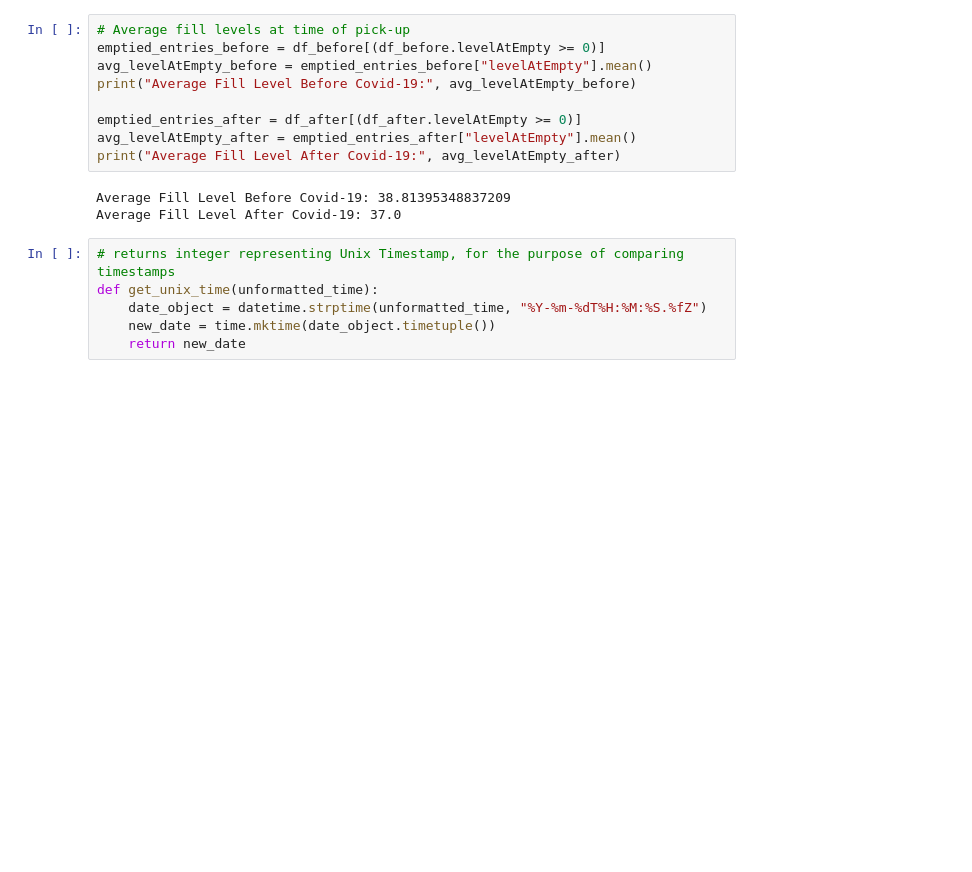
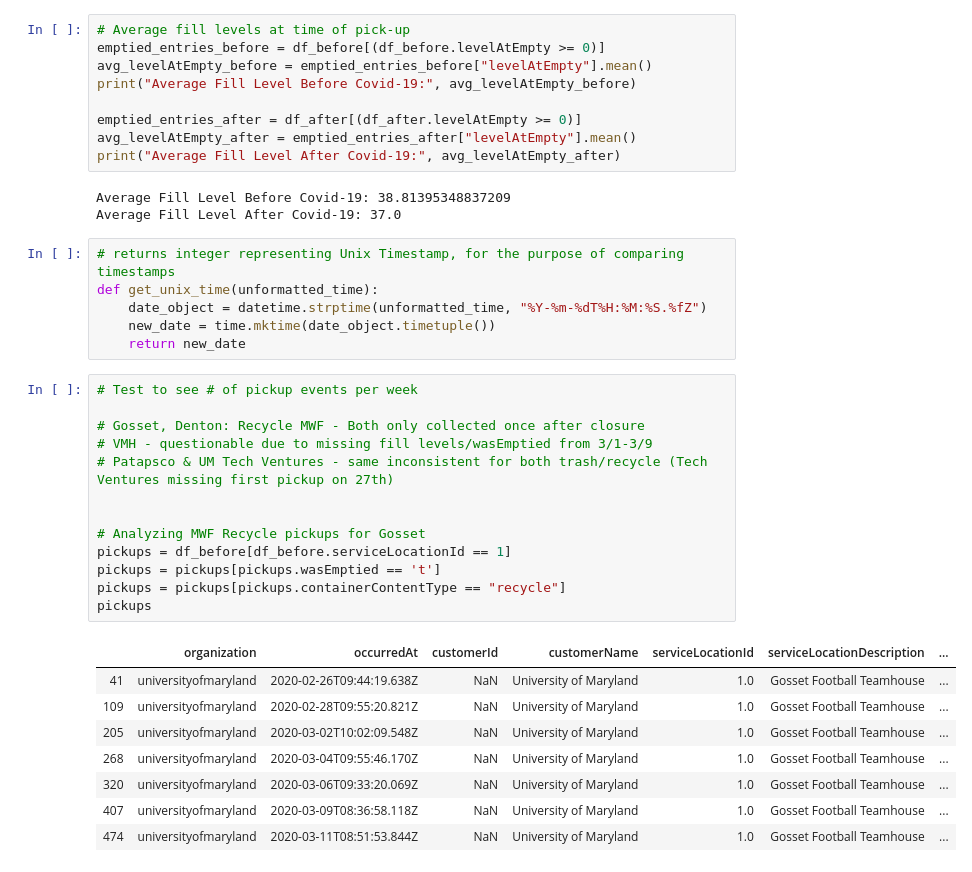
Before and after one commit to amodmathur/bmgt438a-project, a Jupyter notebook: analysis.ipynb, the cells around one changed output. Saved outputs shown, nothing was run; the diff lists cells and outputs as text; blank space fills up the shorter version.

```diff
--- a/analysis.ipynb
+++ b/analysis.ipynb
@@ -24,3 +25,25 @@ def get_unix_time(unformatted_time):
     date_object = datetime.strptime(unformatted_time, "%Y-%m-%dT%H:%M:%S.%fZ")
     new_date = time.mktime(date_object.timetuple())
     return new_date
+# %%
+# Test to see # of pickup events per week
+
+# Gosset, Denton: Recycle MWF - Both only collected once after closure
+# VMH - questionable due to missing fill levels/wasEmptied from 3/1-3/9
+# Patapsco & UM Tech Ventures - same inconsistent for both trash/recycle (Tech Ventures missing first pickup on 27th)
+
+
+# Analyzing MWF Recycle pickups for Gosset
+pickups = df_before[df_before.serviceLocationId == 1]
+pickups = pickups[pickups.wasEmptied == 't']
+pickups = pickups[pickups.containerContentType == "recycle"]
+pickups
+# %% [output]
+|  | organization | occurredAt | customerId | customerName | serviceLocationId | serviceLocationDescription | ... |
+| 41 | universityofmaryland | 2020-02-26T09:44:19.638Z | NaN | University of Maryland | 1.0 | Gosset Football Teamhouse | ... |
+| 109 | universityofmaryland | 2020-02-28T09:55:20.821Z | NaN | University of Maryland | 1.0 | Gosset Football Teamhouse | ... |
+| 205 | universityofmaryland | 2020-03-02T10:02:09.548Z | NaN | University of Maryland | 1.0 | Gosset Football Teamhouse | ... |
+| 268 | universityofmaryland | 2020-03-04T09:55:46.170Z | NaN | University of Maryland | 1.0 | Gosset Football Teamhouse | ... |
+| 320 | universityofmaryland | 2020-03-06T09:33:20.069Z | NaN | University of Maryland | 1.0 | Gosset Football Teamhouse | ... |
+| 407 | universityofmaryland | 2020-03-09T08:36:58.118Z | NaN | University of Maryland | 1.0 | Gosset Football Teamhouse | ... |
+| 474 | universityofmaryland | 2020-03-11T08:51:53.844Z | NaN | University of Maryland | 1.0 | Gosset Football Teamhouse | ... |
```
Also changed, not shown: parts of 3 cells of this notebook, 2 other files.
